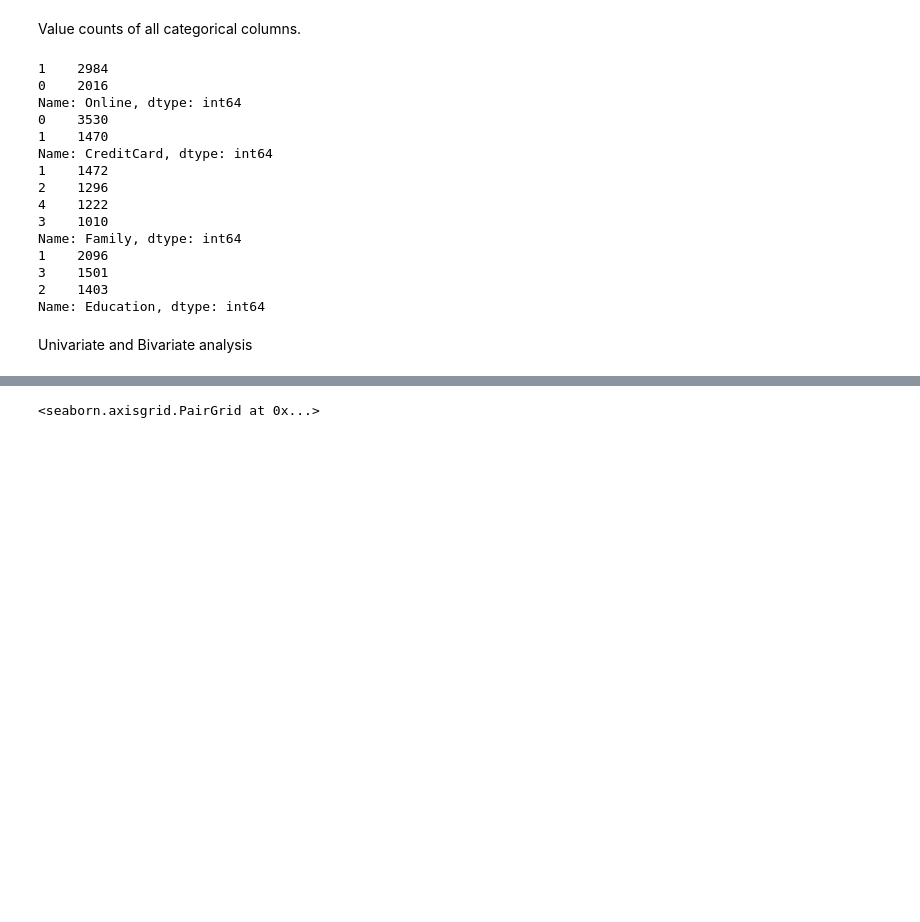
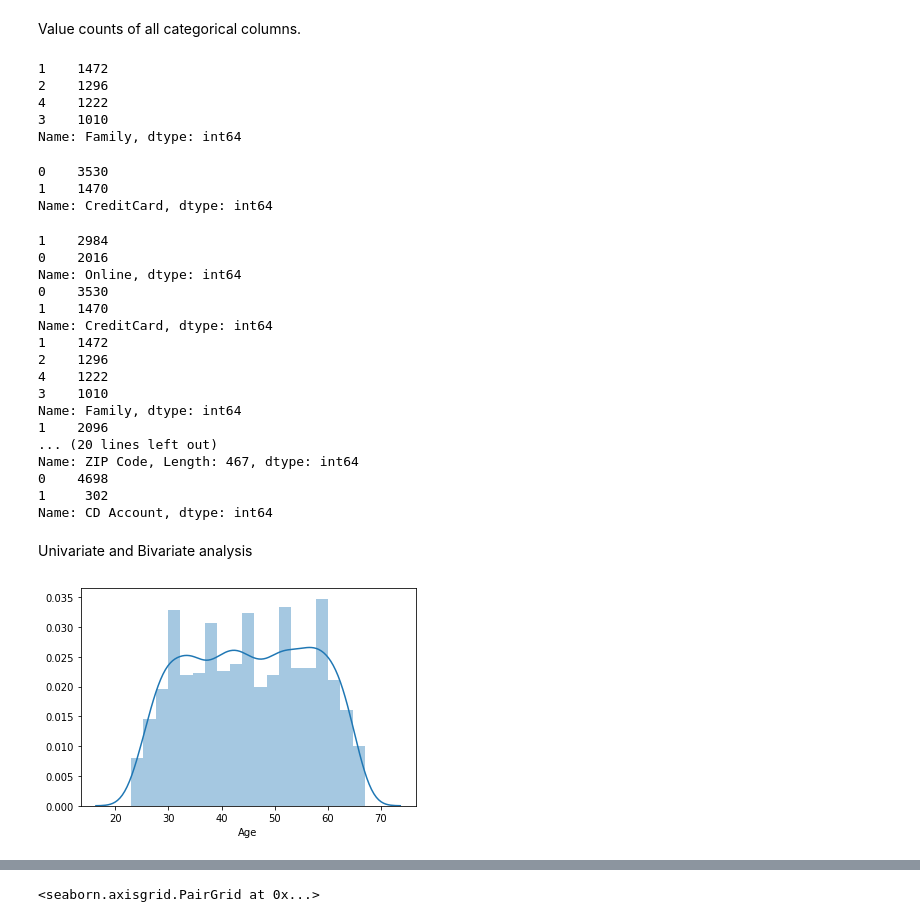
Before and after one commit to vikramgunjal02/Machine-Learning, a Jupyter notebook: internship_project.ipynb, the cells around one changed output, grey strips where cells are left out. Drawn from its saved outputs; the diff is of its cells as text; code cells hidden in the pictures; blank space fills up the shorter version.

```diff
--- a/internship_project.ipynb
+++ b/internship_project.ipynb
@@ -347,11 +374,29 @@ print(count)
 # %% [markdown]
  Value counts of all categorical columns.
+# %%
+df.Family.value_counts()
+# %% [output]
+1    1472
+2    1296
+4    1222
+3    1010
+Name: Family, dtype: int64
+# %%
+df.CreditCard.value_counts()
+# %% [output]
+0    3530
+1    1470
+Name: CreditCard, dtype: int64
 # %%
 # Value counts of all categorical columns.
 print(df.Online.value_counts())
 print(df.CreditCard.value_counts())
 print(df.Family.value_counts())
 print(df.Education.value_counts())
+print(df['Personal Loan'].value_counts())
+print(df['Securities Account'].value_counts())
+print(df['ZIP Code'].value_counts())
+print(df['CD Account'].value_counts())
 # %% [output]
 1    2984
 0    2016
@@ -365,8 +410,14 @@ Name: CreditCard, dtype: int64
 3    1010
 Name: Family, dtype: int64
 1    2096
-3    1501
-2    1403
-Name: Education, dtype: int64
+... (20 lines left out)
+Name: ZIP Code, Length: 467, dtype: int64
+0    4698
+1     302
+Name: CD Account, dtype: int64
 # %% [markdown]
  Univariate and Bivariate analysis
+# %%
+sns.distplot(df.Age);
+# %% [output]
+[figure, added]
```
Also changed, not shown: parts of 26 cells of this notebook.
